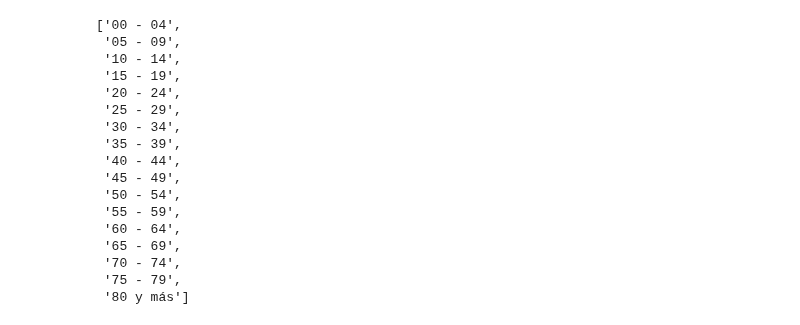
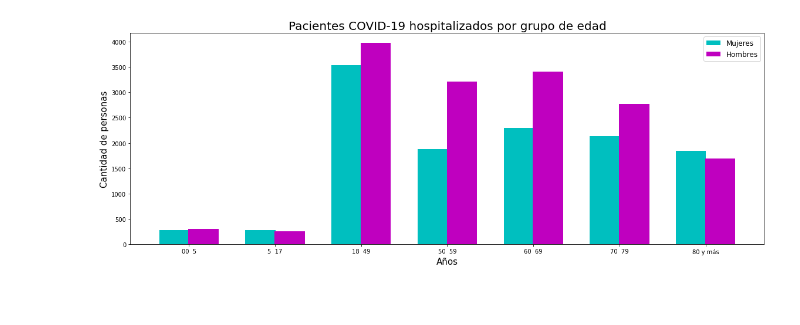
Before and after one commit to Tisks/Covid-Big-Data, a Jupyter notebook: Data_nacional_grafico_barras.ipynb, the cells around one changed output. Drawn from its saved outputs; the diff is of its cells as text; code cells hidden in the pictures; blank space fills up the shorter version.

```diff
--- a/Data_nacional_grafico_barras.ipynb
+++ b/Data_nacional_grafico_barras.ipynb
@@ -61,27 +51,5 @@ f
-# %%
-categoria = list(mip['Grupo de edad'].drop_duplicates())
-rango=[]
-for elem in categoria:
-  elem = elem.replace(' años','')
-  rango.append(elem)
-
-rango
-# %% [output]
-['00 - 04',
- '05 - 09',
- '10 - 14',
- '15 - 19',
- '20 - 24',
- '25 - 29',
- '30 - 34',
- '35 - 39',
- '40 - 44',
- '45 - 49',
- '50 - 54',
- '55 - 59',
- '60 - 64',
- '65 - 69',
- '70 - 74',
- '75 - 79',
- '80 y más']
+# %%
+graficar_genero_etario('https://raw.githubusercontent.com/MinCiencia/Datos-COVID19/master/output/producto22/HospitalizadosEtario_Acumulado.csv','Pacientes COVID-19 hospitalizados por grupo de edad')
+# %% [output]
+[figure, added]
 # %%
```
Also changed, not shown: parts of 9 cells of this notebook.
